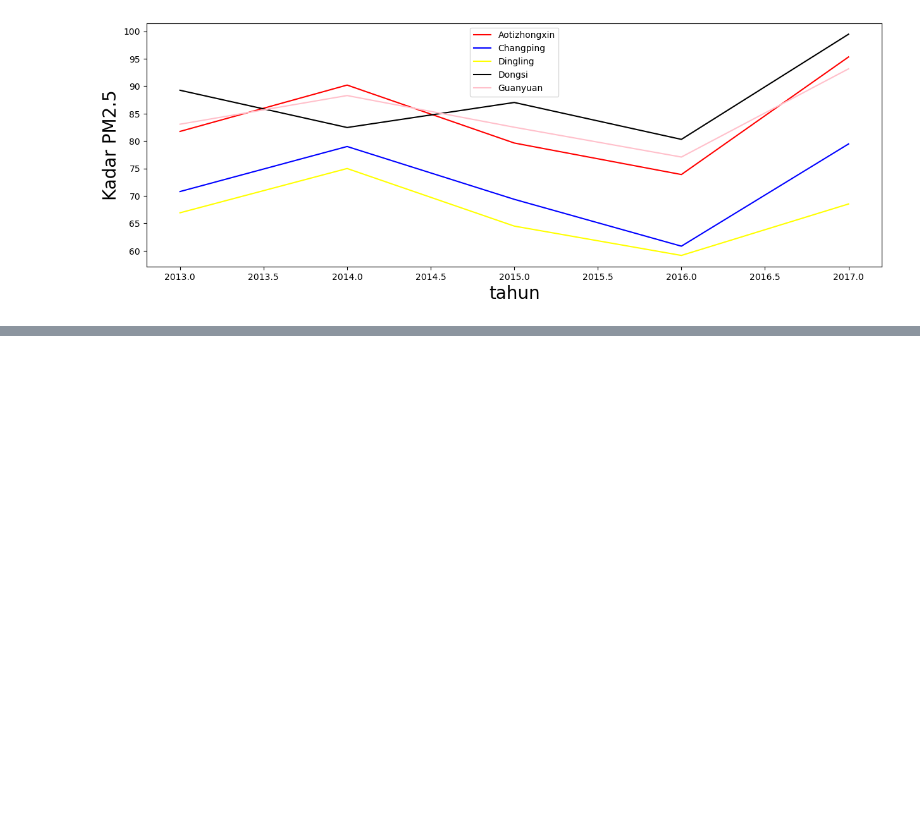
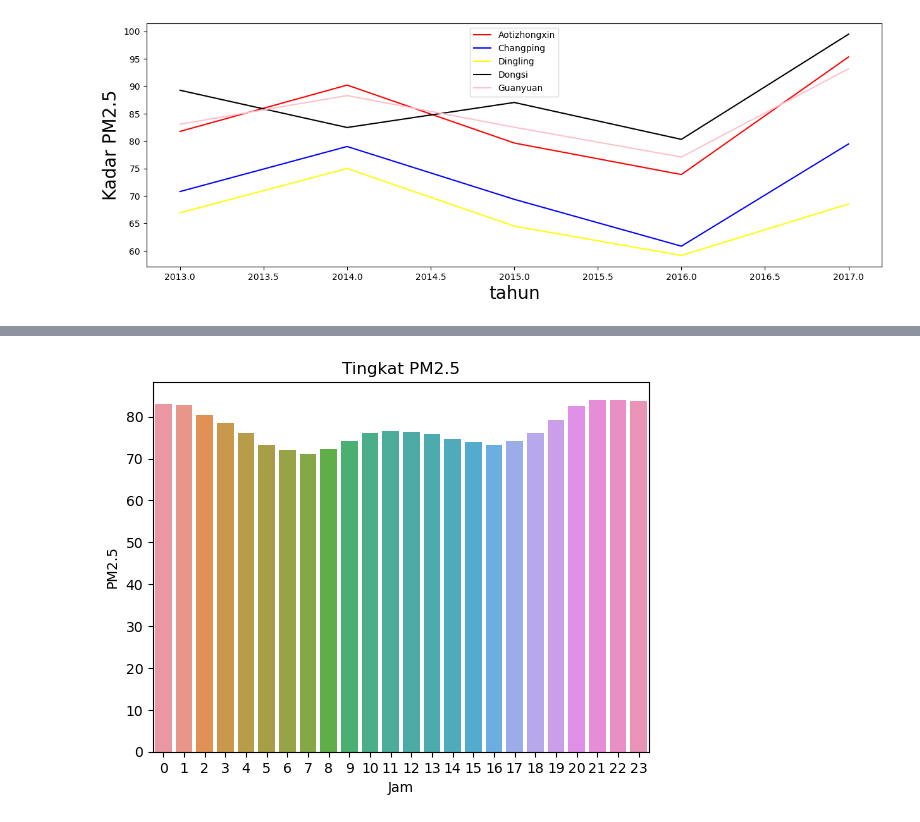
Before and after one commit to teduhafr/belajar_olah_data_python, a Jupyter notebook: submission_dicoding/new.ipynb, the cells around one changed output, grey strips where cells are left out. Cells and saved outputs as stored; diff of their text form; code cells hidden in the pictures; blank space fills up the shorter version.

```diff
--- a/submission_dicoding/new.ipynb
+++ b/submission_dicoding/new.ipynb
@@ -270,0 +337,9 @@ interactive(children=(Dropdown(description='tahun', options=(2013, 2014, 2015, 2
+# %%
+data_pivot_perjam = data_df.pivot_table(['PM2.5', 'PM10'], 'hour', aggfunc='mean').reset_index()
+# %%
+sns.barplot(y=data_pivot_perjam["PM2.5"], x=data_pivot_perjam["hour"])
+plt.xlabel("Jam")
+plt.title("Tingkat PM2.5")
+plt.show()
+# %% [output]
+[figure, added]
```
Also changed, not shown: parts of 29 cells of this notebook, 7 other files.
